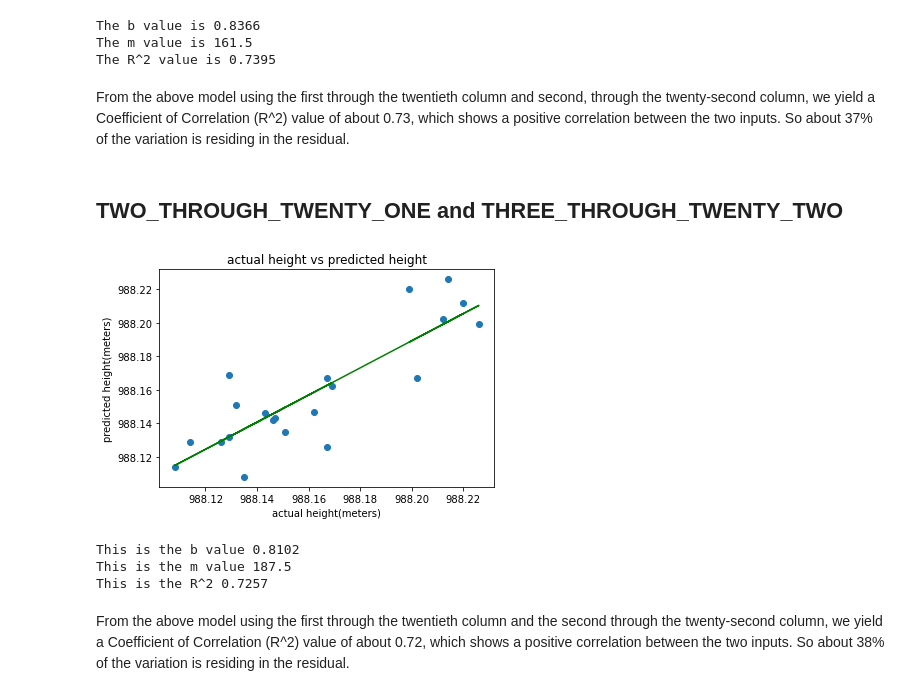
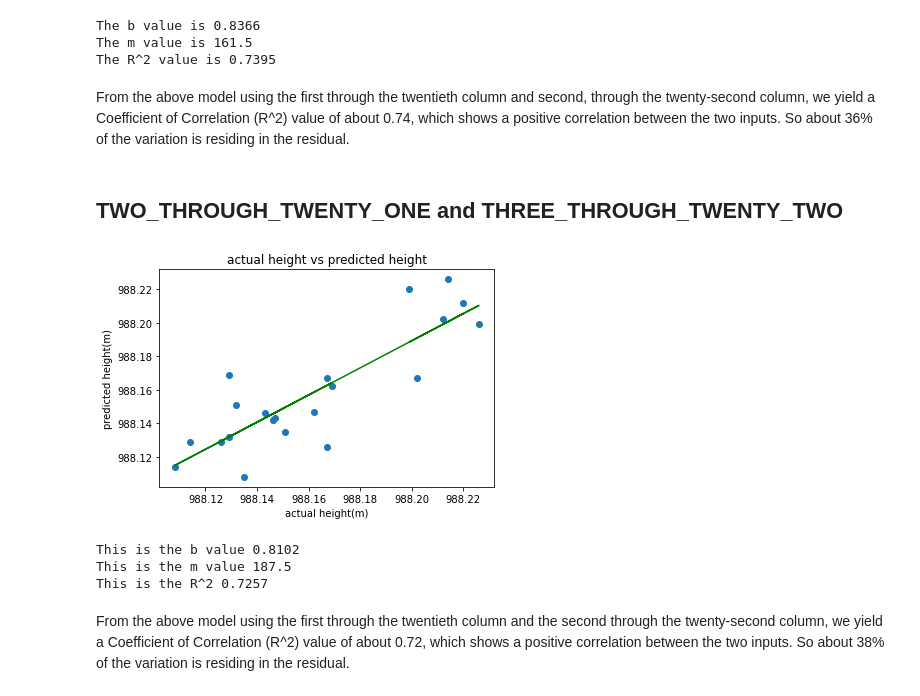
Before and after one commit to earthcube2021/ec21_mason_etal, a Jupyter notebook: MM_01_Volcanic_activity_detection_and_noise_characterization_using_machine_learning.ipynb, the cells around one changed output. Drawn from its saved outputs; the diff is of its cells as text; code cells hidden in the pictures.

Commit message:
Fixing graph axis

```diff
--- a/MM_01_Volcanic_activity_detection_and_noise_characterization_using_machine_learning.ipynb
+++ b/MM_01_Volcanic_activity_detection_and_noise_characterization_using_machine_learning.ipynb
@@ -224,27 +224,27 @@ The b value is 0.8366
 The m value is 161.5
 The R^2 value is 0.7395
 # %% [markdown]
-From the above model using the first through the twentieth column and second, through the twenty-second column, we yield a Coefficient of Correlation (R^2) value of about 0.73, which shows a positive correlation between the two inputs. So about 37% of the variation is residing in the residual.
+From the above model using the first through the twentieth column and second, through the twenty-second column, we yield a Coefficient of Correlation (R^2) value of about 0.74, which shows a positive correlation between the two inputs. So about 36% of the variation is residing in the residual.
 # %% [markdown]
 ## TWO_THROUGH_TWENTY_ONE and THREE_THROUGH_TWENTY_TWO
 # %%
 
 lm = LinearRegression()
 lm.fit(TWO_THROUGH_TWENTY_ONE ,THREE_THROUGH_TWENTY_TWO)
 y_pred1 = lm.predict(TWO_THROUGH_TWENTY_ONE)
 plt.scatter(TWO_THROUGH_TWENTY_ONE,THREE_THROUGH_TWENTY_TWO)
 plt.plot(TWO_THROUGH_TWENTY_ONE,y_pred1,color="green")
-plt.xlabel("actual height(meters)")
-plt.ylabel("predicted height(meters)")
+plt.xlabel("actual height(m)")
+plt.ylabel("predicted height(m)")
 plt.title("actual height vs predicted height")
 plt.show()
 
 
 print("This is the b value",to_precision(lm.coef_[0][0],4))
 print("This is the m value",to_precision(lm.intercept_[0],4))
 print("This is the R^2",to_precision(lm.score(TWO_THROUGH_TWENTY_ONE,THREE_THROUGH_TWENTY_TWO),4))
 # %% [output]
-[figure, old version]
+[figure, new version]
 This is the b value 0.8102
 This is the m value 187.5
 This is the R^2 0.7257
```
Also changed, not shown: parts of 2 cells of this notebook.
